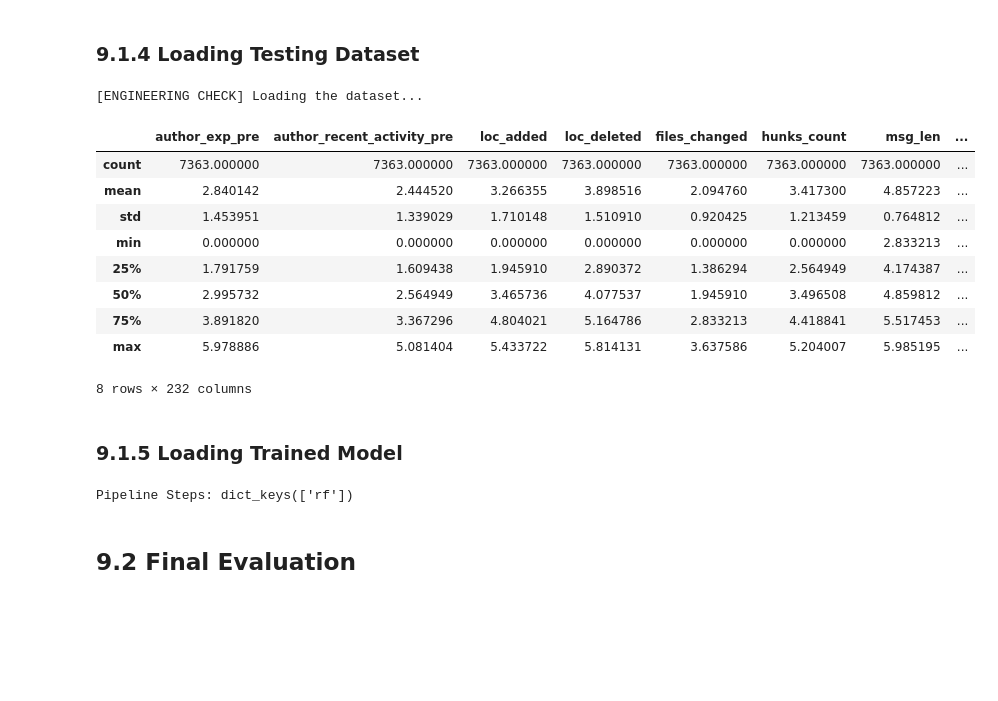
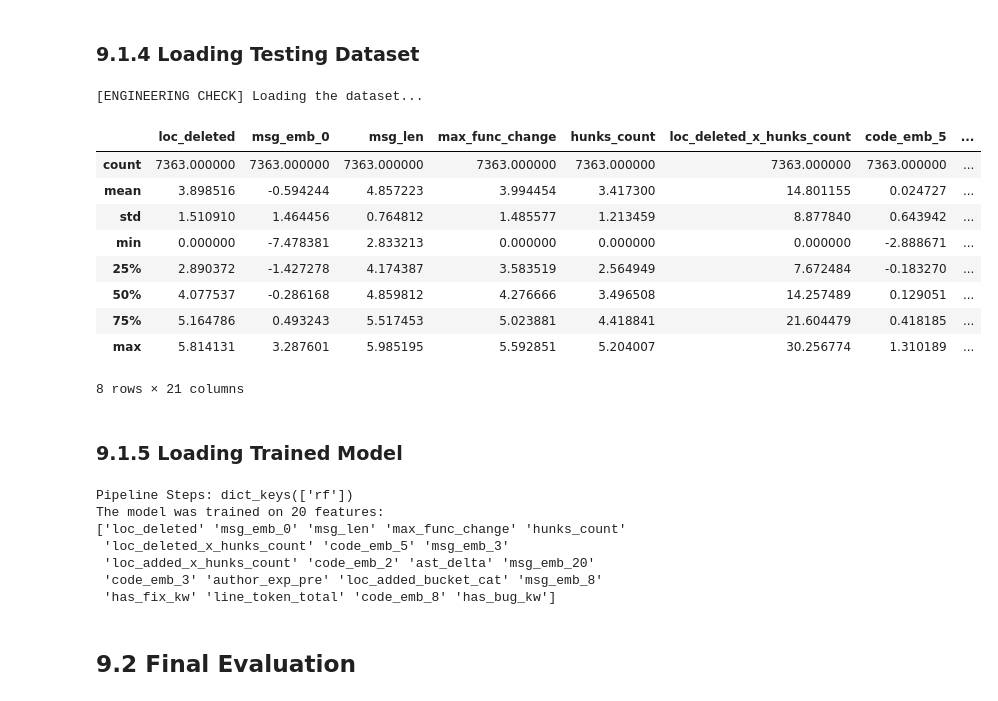
Before and after one commit to FilipMojto/DP_Thesis, a Jupyter notebook: notebooks/09-final-eval-and-deploy-prep.ipynb, the cells around one changed output. Drawn from its saved outputs; the diff is of its cells as text; code cells hidden in the pictures; blank space fills up the shorter version.

```diff
--- a/notebooks/09-final-eval-and-deploy-prep.ipynb
+++ b/notebooks/09-final-eval-and-deploy-prep.ipynb
@@ -35,32 +35,42 @@ import joblib
 # %%
 log_check("Loading the dataset...")
 
 # TRANSFORMED_DF = EXTRACTED_DATA_DIR / "train_labeled_features_partial.feather"
-DF_PATH = ENGINEERING_MAPPINGS['test']['output']
+# DF_PATH = ENGINEERING_MAPPINGS['test']['output']
+DF_PATH = 'lala.feather'
 
 # ---- LOAD ----
 df = pd.read_feather(DF_PATH)
 df.describe()
 # %% [output]
 [ENGINEERING CHECK] Loading the dataset...
-|  | author_exp_pre | author_recent_activity_pre | loc_added | loc_deleted | files_changed | hunks_count | msg_len | ... |
+|  | loc_deleted | msg_emb_0 | msg_len | max_func_change | hunks_count | loc_deleted_x_hunks_count | code_emb_5 | ... |
 | count | 7363.000000 | 7363.000000 | 7363.000000 | 7363.000000 | 7363.000000 | 7363.000000 | 7363.000000 | ... |
-| mean | 2.840142 | 2.444520 | 3.266355 | 3.898516 | 2.094760 | 3.417300 | 4.857223 | ... |
-| std | 1.453951 | 1.339029 | 1.710148 | 1.510910 | 0.920425 | 1.213459 | 0.764812 | ... |
-| min | 0.000000 | 0.000000 | 0.000000 | 0.000000 | 0.000000 | 0.000000 | 2.833213 | ... |
-| 25% | 1.791759 | 1.609438 | 1.945910 | 2.890372 | 1.386294 | 2.564949 | 4.174387 | ... |
-| 50% | 2.995732 | 2.564949 | 3.465736 | 4.077537 | 1.945910 | 3.496508 | 4.859812 | ... |
-| 75% | 3.891820 | 3.367296 | 4.804021 | 5.164786 | 2.833213 | 4.418841 | 5.517453 | ... |
-| max | 5.978886 | 5.081404 | 5.433722 | 5.814131 | 3.637586 | 5.204007 | 5.985195 | ... |
+| mean | 3.898516 | -0.594244 | 4.857223 | 3.994454 | 3.417300 | 14.801155 | 0.024727 | ... |
+| std | 1.510910 | 1.464456 | 0.764812 | 1.485577 | 1.213459 | 8.877840 | 0.643942 | ... |
+| min | 0.000000 | -7.478381 | 2.833213 | 0.000000 | 0.000000 | 0.000000 | -2.888671 | ... |
+| 25% | 2.890372 | -1.427278 | 4.174387 | 3.583519 | 2.564949 | 7.672484 | -0.183270 | ... |
+| 50% | 4.077537 | -0.286168 | 4.859812 | 4.276666 | 3.496508 | 14.257489 | 0.129051 | ... |
+| 75% | 5.164786 | 0.493243 | 5.517453 | 5.023881 | 4.418841 | 21.604479 | 0.418185 | ... |
+| max | 5.814131 | 3.287601 | 5.985195 | 5.592851 | 5.204007 | 30.256774 | 1.310189 | ... |
-8 rows × 232 columns
+8 rows × 21 columns
 # %% [markdown]
 ### 9.1.5 Loading Trained Model
 # %%
 MODEL_PATH = RANDOM_FOREST_MODEL
 model = joblib.load(MODEL_PATH)
 print("Pipeline Steps:", model.named_steps.keys())
+features = model.named_steps["rf"].feature_names_in_
+print(f"The model was trained on {len(features)} features:")
+print(features)
 # %% [output]
 Pipeline Steps: dict_keys(['rf'])
+The model was trained on 20 features:
+['loc_deleted' 'msg_emb_0' 'msg_len' 'max_func_change' 'hunks_count'
+ 'loc_deleted_x_hunks_count' 'code_emb_5' 'msg_emb_3'
+ 'loc_added_x_hunks_count' 'code_emb_2' 'ast_delta' 'msg_emb_20'
+ 'code_emb_3' 'author_exp_pre' 'loc_added_bucket_cat' 'msg_emb_8'
+ 'has_fix_kw' 'line_token_total' 'code_emb_8' 'has_bug_kw']
 # %% [markdown]
 ## 9.2 Final Evaluation
 # %% [markdown]
```
Also changed, not shown: parts of 8 cells of this notebook, 6 other files.
